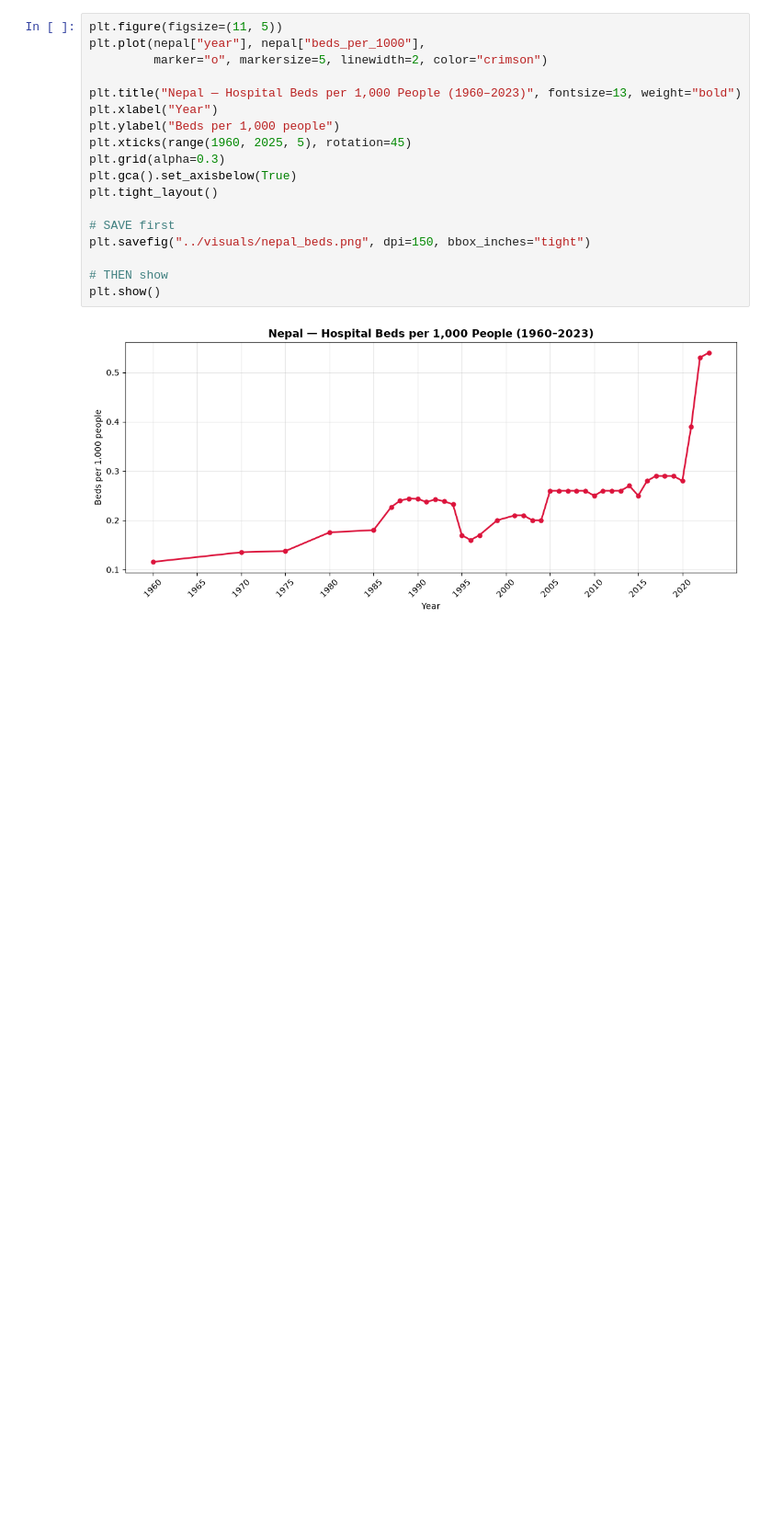
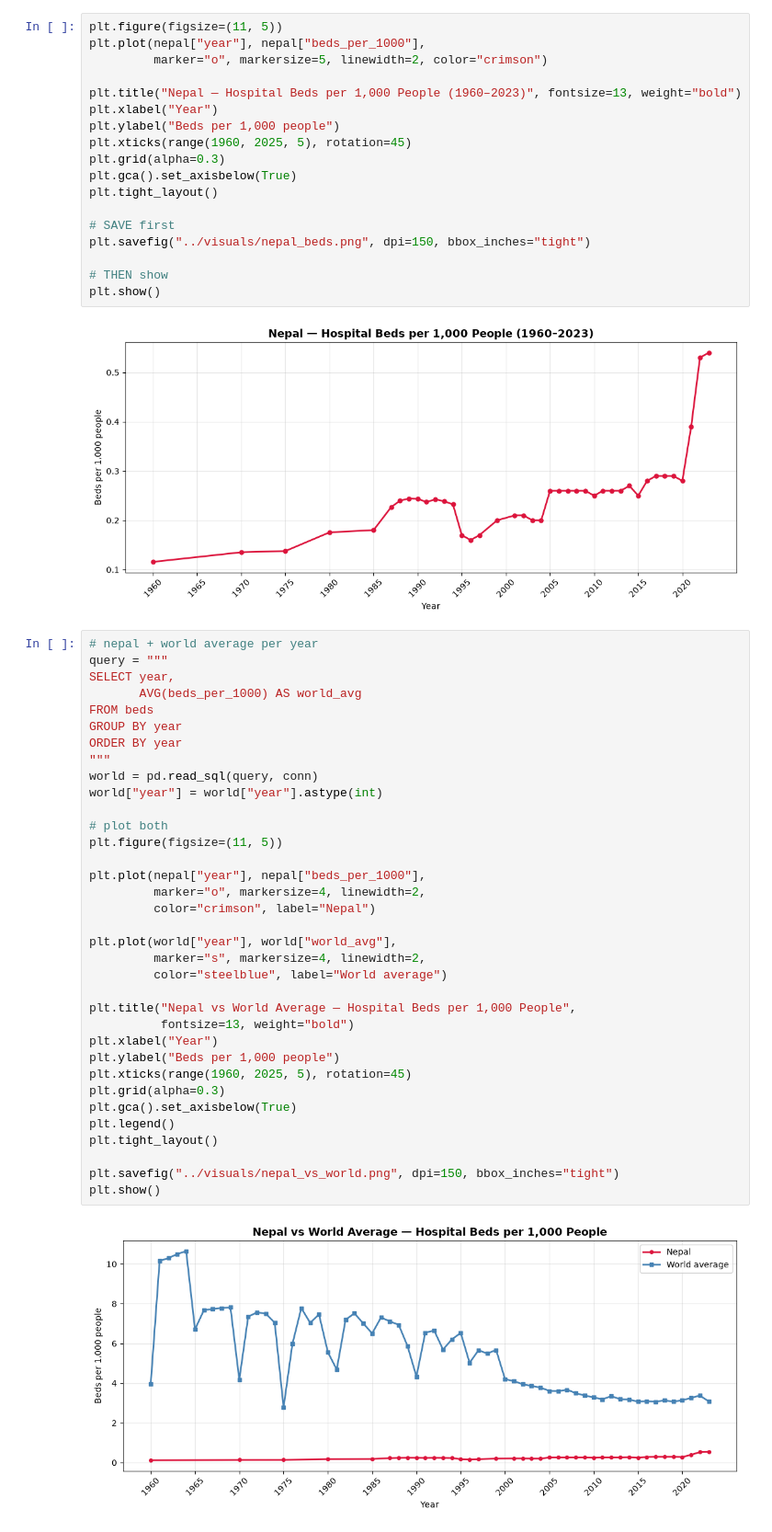
Before and after one commit to baibhavojha2008-tech/nepal-health-analysis, a Jupyter notebook: notebooks/nepal_health_analysis.ipynb, the cells around one changed output. Shown at 92% size. Drawn from its saved outputs; the diff is of its cells as text; blank space fills up the shorter version.

Commit message:
Add all 7 analysis charts — Nepal health project complete

```diff
--- a/notebooks/nepal_health_analysis.ipynb
+++ b/notebooks/nepal_health_analysis.ipynb
@@ -179,3 +179,40 @@ plt.savefig("../visuals/nepal_beds.png", dpi=150, bbox_inches="tight")
 plt.show()
 # %% [output]
 [figure]
+# %%
+# nepal + world average per year
+query = """
+SELECT year,
+       AVG(beds_per_1000) AS world_avg
+FROM beds
+GROUP BY year
+ORDER BY year
+"""
+world = pd.read_sql(query, conn)
+world["year"] = world["year"].astype(int)
+
+# plot both
+plt.figure(figsize=(11, 5))
+
+plt.plot(nepal["year"], nepal["beds_per_1000"],
+         marker="o", markersize=4, linewidth=2,
+         color="crimson", label="Nepal")
+
+plt.plot(world["year"], world["world_avg"],
+         marker="s", markersize=4, linewidth=2,
+         color="steelblue", label="World average")
+
+plt.title("Nepal vs World Average — Hospital Beds per 1,000 People",
+          fontsize=13, weight="bold")
+plt.xlabel("Year")
+plt.ylabel("Beds per 1,000 people")
+plt.xticks(range(1960, 2025, 5), rotation=45)
+plt.grid(alpha=0.3)
+plt.gca().set_axisbelow(True)
+plt.legend()
+plt.tight_layout()
+
+plt.savefig("../visuals/nepal_vs_world.png", dpi=150, bbox_inches="tight")
+plt.show()
+# %% [output]
+[figure, added]
```
Also changed, not shown: parts of 9 cells of this notebook, 6 other files.
